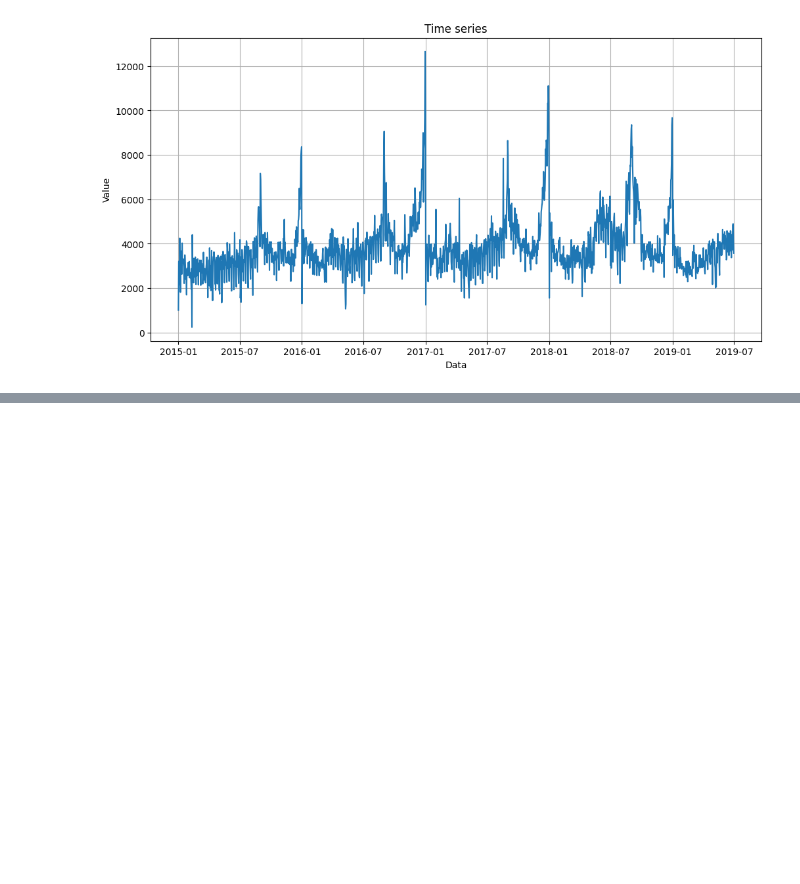
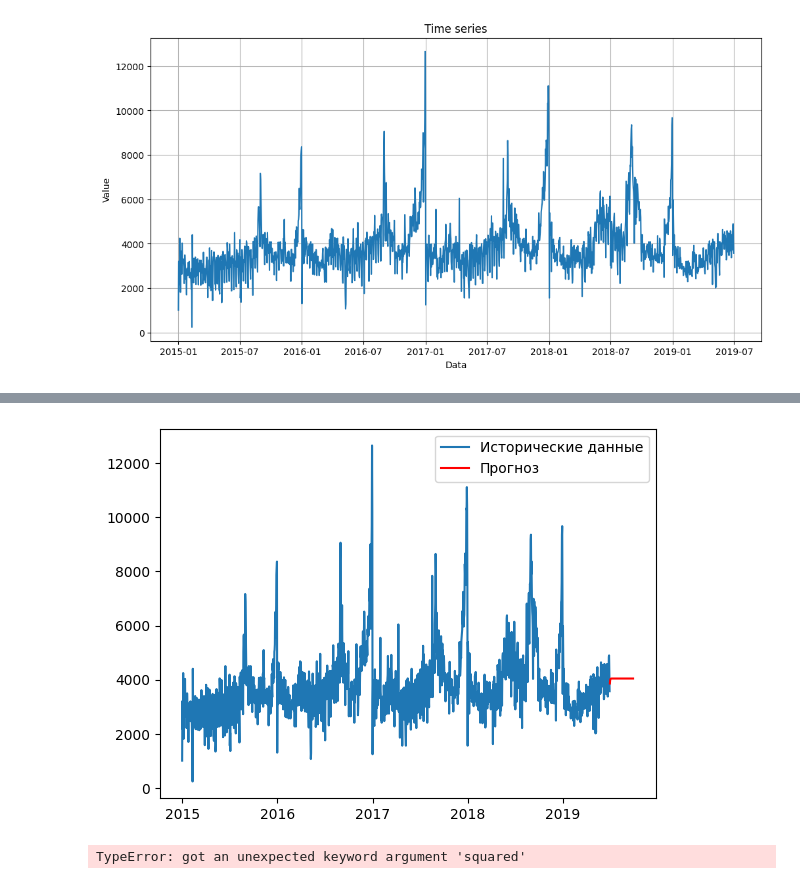
Before and after one commit to kek7777/Business_analysis, a Jupyter notebook: task_1.ipynb, the cells around one changed output, grey strips where cells are left out. Cells and saved outputs as stored; diff of their text form; code cells hidden in the pictures; blank space fills up the shorter version.

```diff
--- a/task_1.ipynb
+++ b/task_1.ipynb
@@ -56,0 +140,5 @@ p-value: 2.1154012725975373e-06
+# %%
+# model of time series
+model = ARIMA(data, order=(1, 1, 1))
+model_fit = model.fit()
+print(model_fit.summary())
@@ -56,0 +163,29 @@ p-value: 2.1154012725975373e-06
+# %%
+forecast = model_fit.forecast(steps=90)
+plt.plot(data, label="Исторические данные")
+plt.plot(forecast, label="Прогноз", color='red')
+plt.legend()
+plt.show()
+# %% [output]
+[figure, added]
+# %%
+
+# Разделим данные на обучающую и тестовую выборки
+train = data[:-30]  # все, кроме последних 30 дней
+test = data[-30:]
+
+# Обучаем модель на train
+model = ARIMA(train, order=(1, 1, 1))
+model_fit = model.fit()
+
+# Прогнозируем на test
+forecast = model_fit.forecast(steps=30)
+
+# Считаем ошибки
+mae = mean_absolute_error(test, forecast)
+rmse = mean_squared_error(test, forecast, squared=False)
+mape = np.mean(np.abs((test - forecast) / test)) * 100
+
+print(f"MAE: {mae}, RMSE: {rmse}, MAPE: {mape}%")
+# %% [output]
+TypeError: got an unexpected keyword argument 'squared'
```
Also changed, not shown: parts of 18 cells of this notebook, 1 other file.
